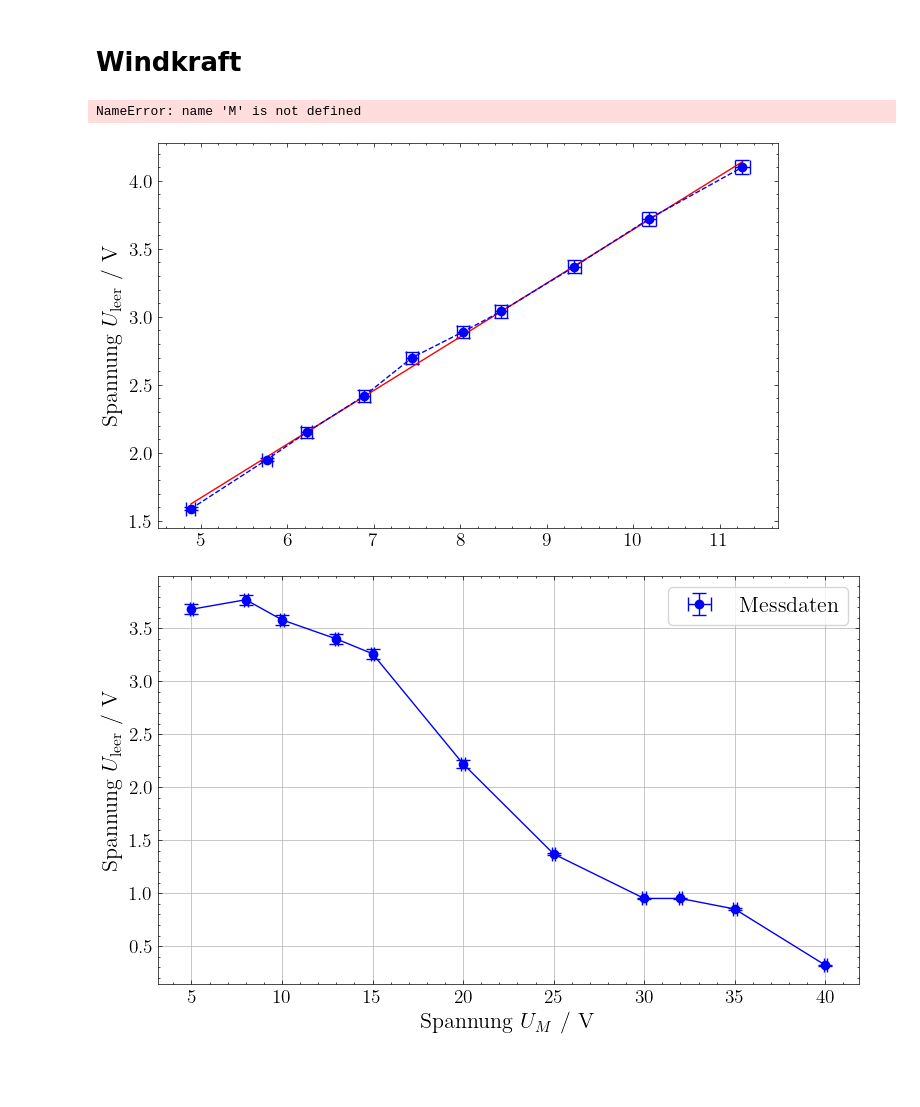
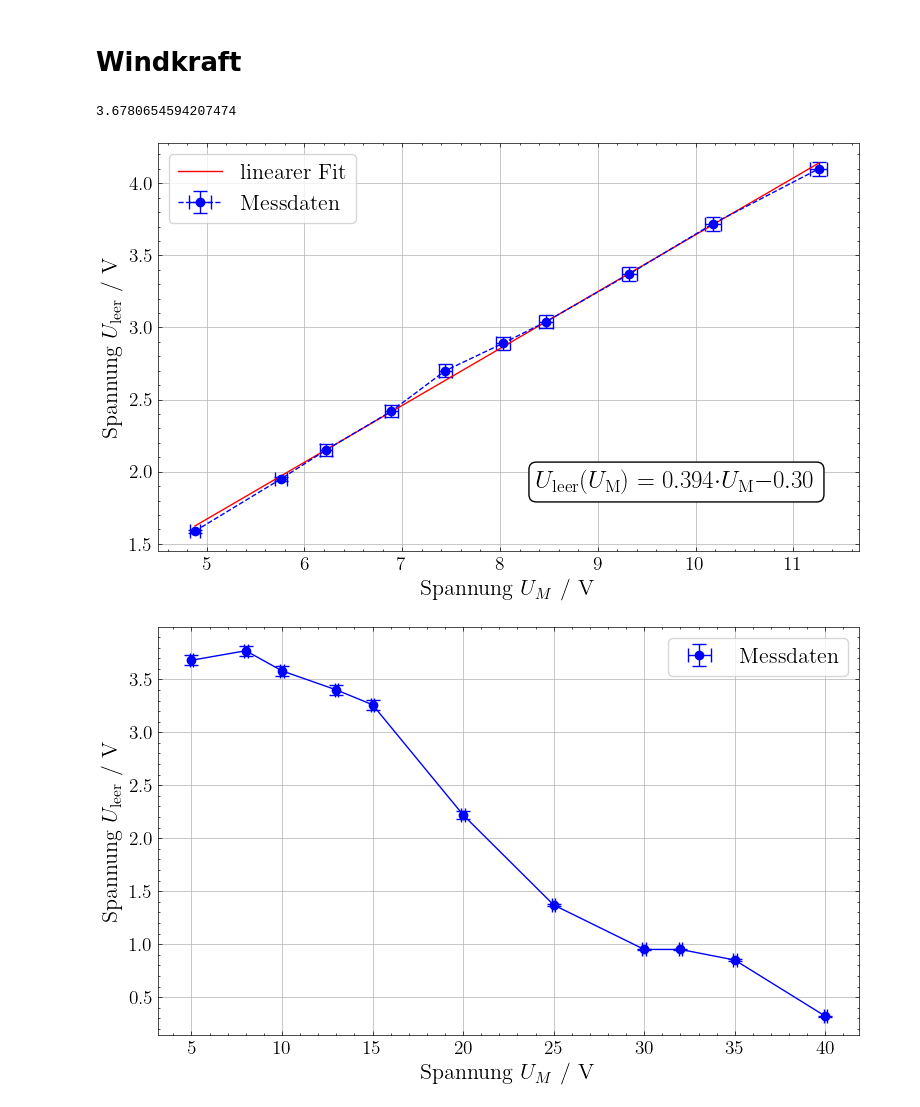
Before and after one commit to ferryman-charon/Experimentalphysik2, a Jupyter notebook: 13_ErneuerbareEnergien/Auswertung.ipynb, the cells around one changed output. Cells and saved outputs as stored; diff of their text form; code cells hidden in the pictures; blank space fills up the shorter version.

```diff
--- a/13_ErneuerbareEnergien/Auswertung_template.ipynb
+++ b/13_ErneuerbareEnergien/Auswertung.ipynb
@@ -217,37 +217,37 @@ c = 0.19485870900171048 pm 0.2701784999671257
 
 U_m = [4.88, 5.76, 6.22, 6.89, 7.44, 8.03, 8.47, 9.32, 10.18, 11.26]
 U_leer = [1.588, 1.95, 2.15, 2.42, 2.70, 2.89, 3.04, 3.37, 3.72, 4.10]
 
 def ffit(x, k, d):
     return k*x + d
 
 popt,pcov = curve_fit(ffit, U_m, U_leer)
 fit_uncert = np.sqrt(np.diag(pcov))
 
 U_mfit = np.linspace(min(U_m), max(U_m), 1000)
 U_leer_fit = ffit(U_mfit, *popt)
 
 dU_m = uncert(U_m)
 dU_leer = uncert(U_leer)
 
 fig, ax = plt.subplots(1,1, figsize=(8, 5))
 
 ax.errorbar(x=U_m, y=U_leer, xerr=dU_m, yerr=dU_leer, fmt='o--', color='blue',
                 capsize=5, label=r'Messdaten')
 ax.plot(U_mfit, U_leer_fit, 'r-', label='linearer Fit')
 ax.set_ylabel(r'Spannung $U_\text{leer}$ / V', fontsize=16)
-ax.annotate(r"$U_\text{fit}(U_\text{M})$" + fr" = ${popt[0]:.3f}\cdot$"+ r"$U_\text{M}$" + fr" + {popt[1]:.2f}$",
-                     xy=(0.08, 0.2), xycoords='axes fraction', va='top', fontsize=18,
+ax.annotate(r"$U_\text{leer}(U_\text{M})$" + fr" = ${popt[0]:.3f}\cdot$"+ r"$U_\text{M}$" + fr"$ - {abs(popt[1]):.2f}$",
+                     xy=(0.54, 0.2), xycoords='axes fraction', va='top', fontsize=18,
                      bbox=dict(boxstyle="round,pad=0.3", fc="white", ec=(0, 0, 0, 1), lw=1))
 ax.grid(True)
 ax.set_xlabel(r'Spannung $U_M$ / V', fontsize=16)
 ax.legend(frameon=True, fontsize=16)
 
 plt.tight_layout()
 print(ffit(10.09, *popt))
 # %% [output]
-NameError: name 'M' is not defined
+3.6780654594207474
-[figure, old version]
+[figure, new version]
 # %%
 # fester Abstand d=5cm pm 0.1
 
```
Also changed, not shown: parts of 3 cells of this notebook.
